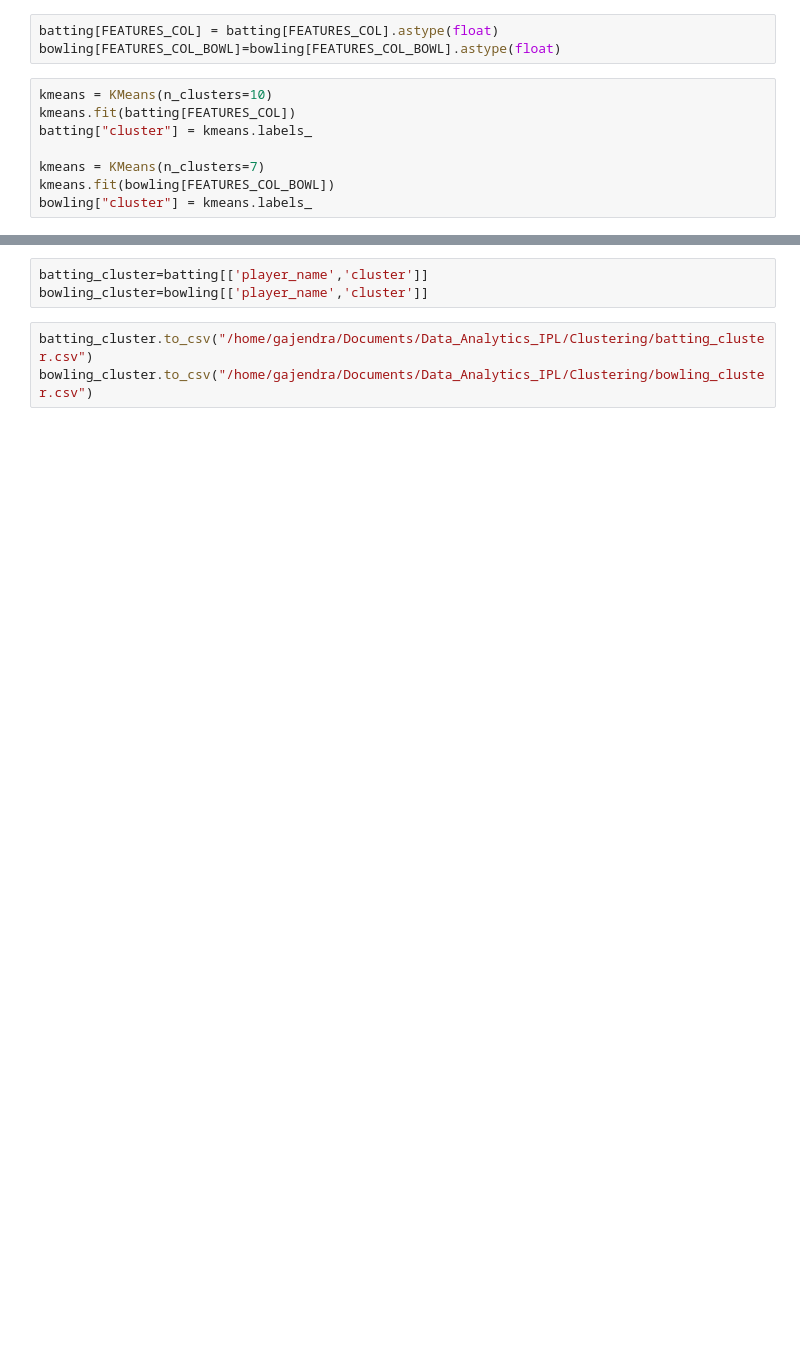
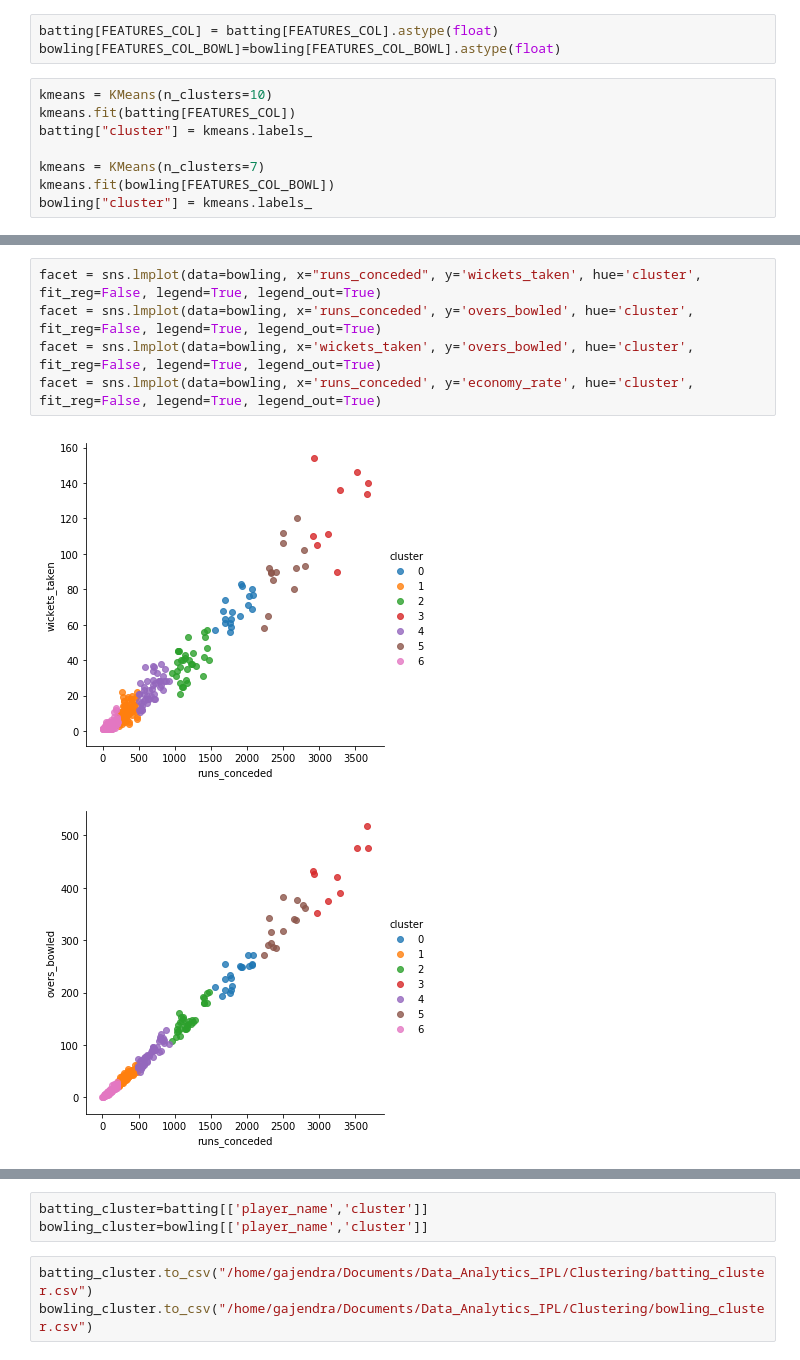
Before and after one commit to gajendraks/Zenith_DataAnalytics_Project, a Jupyter notebook: Clustering/Clustering.ipynb, the cells around one changed output, grey strips where cells are left out. Drawn from its saved outputs; the diff is of its cells as text; blank space fills up the shorter version.

```diff
--- a/Clustering/Clustering.ipynb
+++ b/Clustering/Clustering.ipynb
@@ -43,0 +57,8 @@ bowling.head()
+# %%
+facet = sns.lmplot(data=bowling, x="runs_conceded", y='wickets_taken', hue='cluster', fit_reg=False, legend=True, legend_out=True)
+facet = sns.lmplot(data=bowling, x='runs_conceded', y='overs_bowled', hue='cluster', fit_reg=False, legend=True, legend_out=True)
+facet = sns.lmplot(data=bowling, x='wickets_taken', y='overs_bowled', hue='cluster', fit_reg=False, legend=True, legend_out=True)
+facet = sns.lmplot(data=bowling, x='runs_conceded', y='economy_rate', hue='cluster', fit_reg=False, legend=True, legend_out=True)
+# %% [output]
+[figure, added]
+[figure, added]
```
Also changed, not shown: parts of 8 cells of this notebook.
